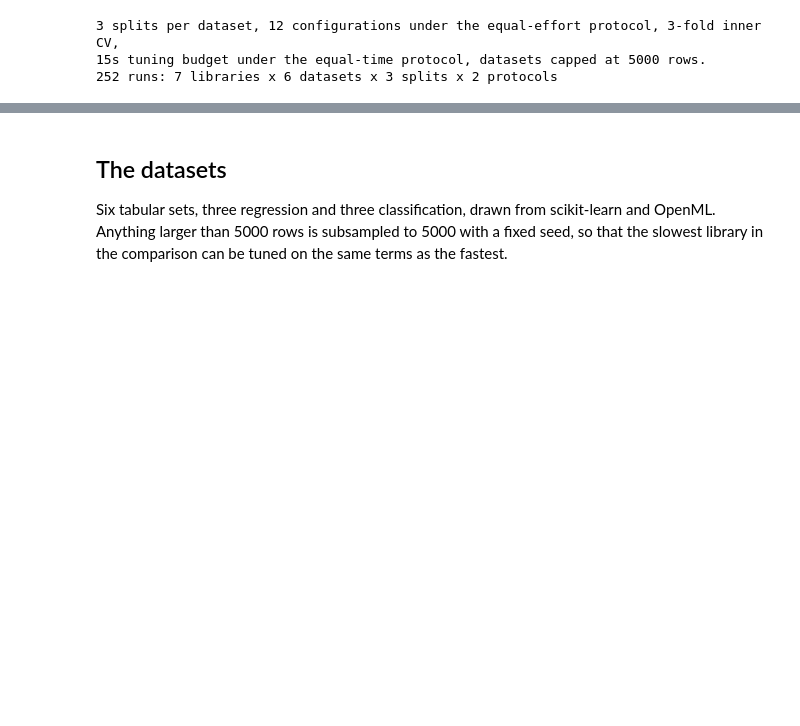
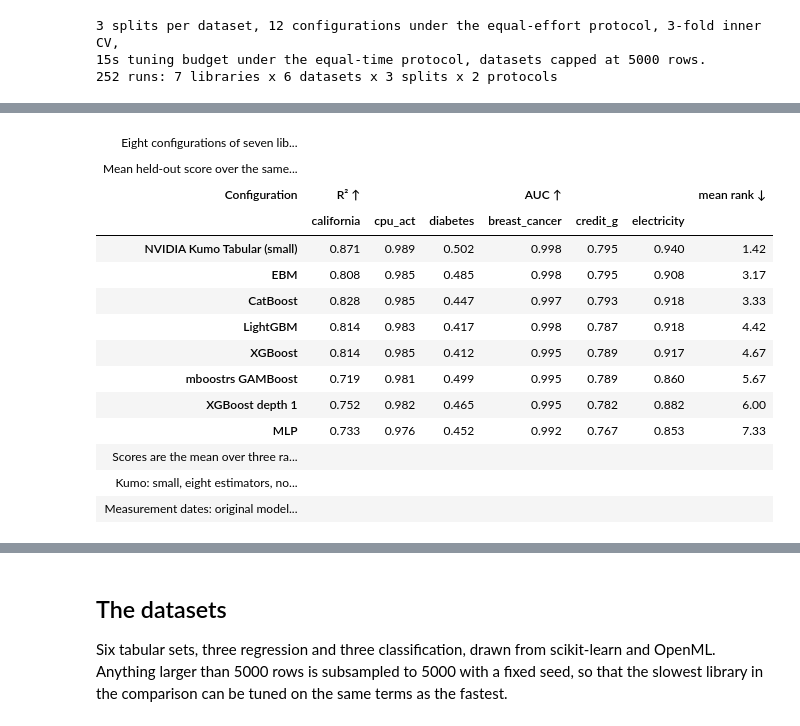
Before and after one commit to fcela/mboostrs, a Jupyter notebook: docs/book/cases/library_comparison.ipynb, the cells around one changed output, grey strips where cells are left out. Cells and saved outputs as stored; diff of their text form; code cells hidden in the pictures; blank space fills up the shorter version.

Commit message:
Add NVIDIA Kumo baseline to library comparison

```diff
--- a/docs/book/cases/library_comparison.ipynb
+++ b/docs/book/cases/library_comparison.ipynb
@@ -136,0 +177,49 @@ annotated(
+# %%
+kumo_bench = json.loads(Path("bench_libraries_kumo.json").read_text())
+expected = {(d, r) for d in DATASETS for r in range(protocol["repeats"])}
+assert {(r["dataset"], r["repeat"]) for r in kumo_bench["results"]} == expected
+assert len(kumo_bench["results"]) == len(expected)
+assert all(r["_status"] == "success" for r in kumo_bench["results"])
+assert all(kumo_bench["protocol"][k] == protocol[k]
+           for k in ("seed", "max_rows", "repeats"))
+kumo = pl.DataFrame([{k: r[k] for k in (
+    "dataset", "repeat", "library", "score", "load_seconds", "total_seconds")}
+    for r in kumo_bench["results"]])
+combined = pl.concat([
+    runs.filter(pl.col("mode") == "configs").select("dataset", "repeat", "library", "score"),
+    kumo.select("dataset", "repeat", "library", "score"),
+])
+means = combined.group_by("dataset", "library").agg(pl.col("score").mean())
+all_ranks = (means.with_columns(
+    (-pl.col("score")).rank("average").over("dataset").alias("rank"))
+    .group_by("library").agg(pl.col("rank").mean()))
+annotated(
+    means.pivot(on="dataset", index="library", values="score")
+    .join(all_ranks, on="library").select("library", *DATASETS, "rank").sort("rank"),
+    stub="library", stubhead="Configuration",
+    title="Eight configurations of seven libraries, including NVIDIA Kumo",
+    subtitle="Mean held-out score over the same three splits; tuned models plus fixed pretrained baseline",
+    spanners={"R² ↑": DATASETS[:3], "AUC ↑": DATASETS[3:]},
+    labels={"rank": "mean rank ↓"}, formats={"rank": 2}, decimals=3,
+    better={**{d: "max" for d in DATASETS}, "rank": "min"},
+    notes=[SCORE_NOTE,
+           "Kumo: small, eight estimators, no tuning. Other configurations: 12-config search with 3-fold CV.",
+           "Measurement dates: original models " + bench["provenance"]["created_at"][:10]
+           + "; Kumo " + kumo_bench["provenance"]["created_at"][:10] + ". "
+           "Sources: bench_libraries.json and bench_libraries_kumo.json."])
+# %% [output]
+| Eight configurations of seven lib... |  |  |  |  |  |  |  |
+| Mean held-out score over the same... |  |  |  |  |  |  |  |
+| Configuration | R² ↑ |  |  | AUC ↑ |  |  | mean rank ↓ |
+|  | california | cpu_act | diabetes | breast_cancer | credit_g | electricity |  |
+| NVIDIA Kumo Tabular (small) | 0.871 | 0.989 | 0.502 | 0.998 | 0.795 | 0.940 | 1.42 |
+| EBM | 0.808 | 0.985 | 0.485 | 0.998 | 0.795 | 0.908 | 3.17 |
+| CatBoost | 0.828 | 0.985 | 0.447 | 0.997 | 0.793 | 0.918 | 3.33 |
+| LightGBM | 0.814 | 0.983 | 0.417 | 0.998 | 0.787 | 0.918 | 4.42 |
+| XGBoost | 0.814 | 0.985 | 0.412 | 0.995 | 0.789 | 0.917 | 4.67 |
+| mboostrs GAMBoost | 0.719 | 0.981 | 0.499 | 0.995 | 0.789 | 0.860 | 5.67 |
+| XGBoost depth 1 | 0.752 | 0.982 | 0.465 | 0.995 | 0.782 | 0.882 | 6.00 |
+| MLP | 0.733 | 0.976 | 0.452 | 0.992 | 0.767 | 0.853 | 7.33 |
+| Scores are the mean over three ra... |  |  |  |  |  |  |  |
+| Kumo: small, eight estimators, no... |  |  |  |  |  |  |  |
+| Measurement dates: original model... |  |  |  |  |  |  |  |
```
Also changed, not shown: parts of 10 cells of this notebook, 4 other files.
